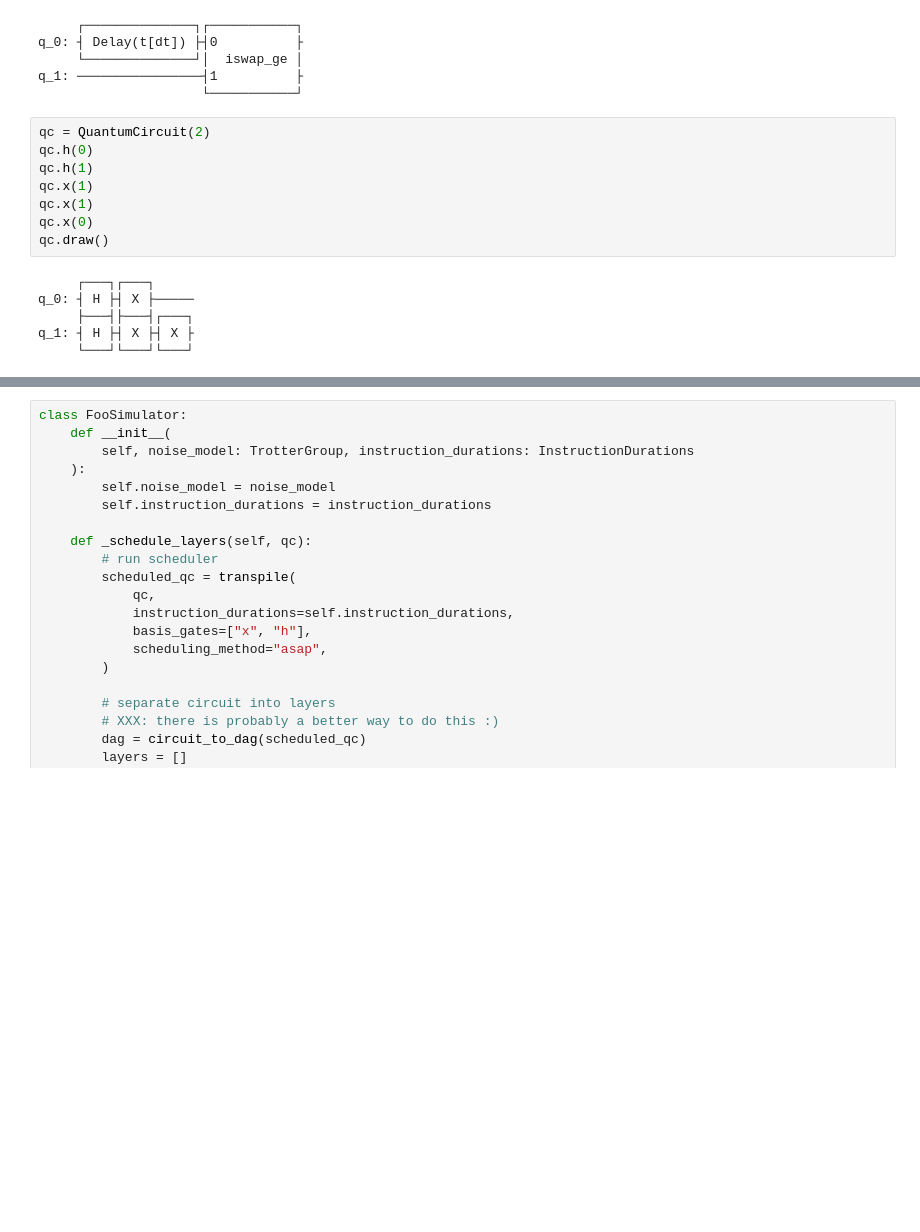
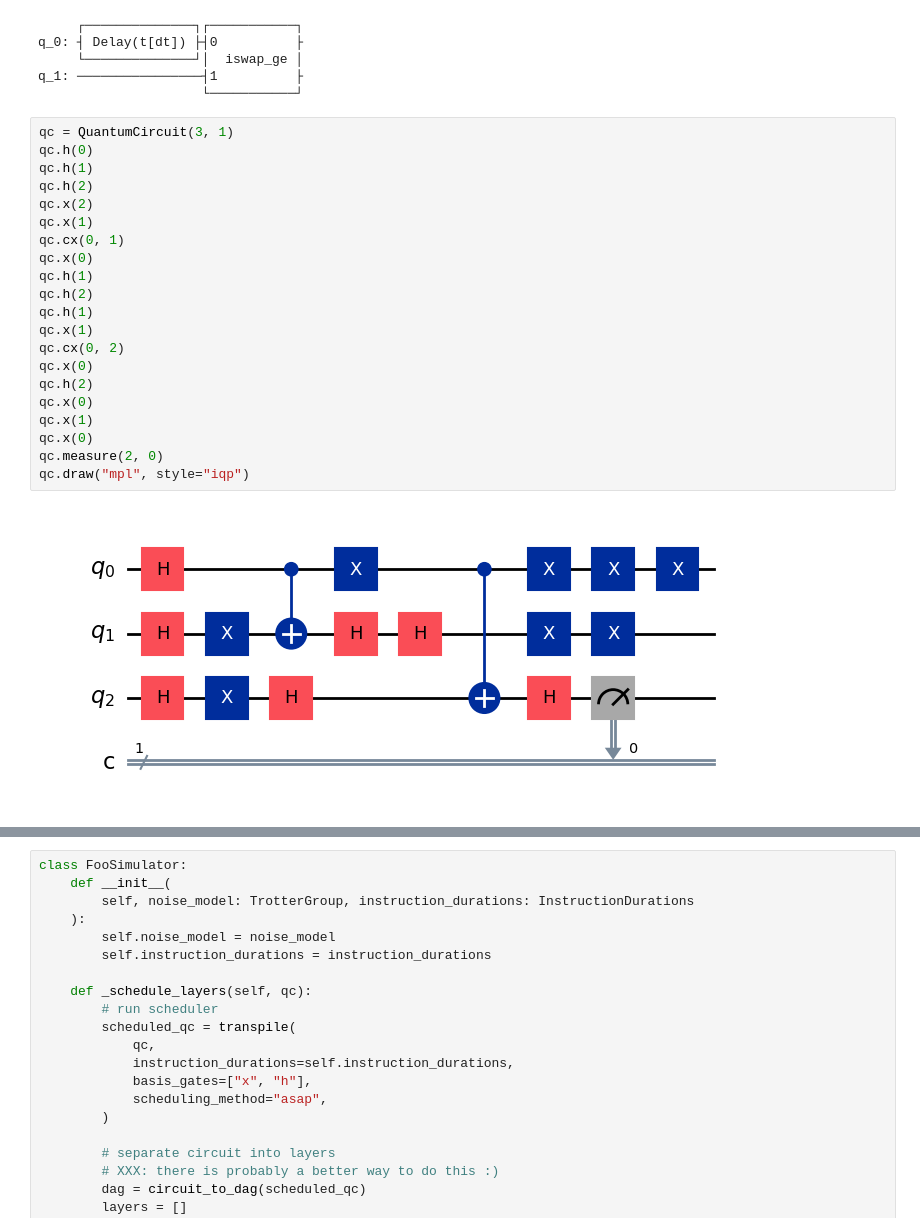
Before and after one commit to Pitt-JonesLab/quantum_logical, a Jupyter notebook: src/notebooks/noisy_simulation/dev_effectiveT1.ipynb, the cells around one changed output, grey strips where cells are left out. Saved outputs shown, nothing was run; the diff lists cells and outputs as text; blank space fills up the shorter version.

```diff
--- a/src/notebooks/noisy_simulation/dev_effectiveT1.ipynb
+++ b/src/notebooks/noisy_simulation/dev_effectiveT1.ipynb
@@ -61,20 +61,29 @@ q_0: ┤ Delay(t[dt]) ├┤0          ├
      └──────────────┘│  iswap_ge │
 q_1: ────────────────┤1          ├
                      └───────────┘
-# %%
-qc = QuantumCircuit(2)
-qc.h(0)
-qc.h(1)
-qc.x(1)
-qc.x(1)
-qc.x(0)
-qc.draw()
-# %% [output]
-     ┌───┐┌───┐
-q_0: ┤ H ├┤ X ├─────
-     ├───┤├───┤┌───┐
-q_1: ┤ H ├┤ X ├┤ X ├
-     └───┘└───┘└───┘
+# %%
+qc = QuantumCircuit(3, 1)
+qc.h(0)
+qc.h(1)
+qc.h(2)
+qc.x(2)
+qc.x(1)
+qc.cx(0, 1)
+qc.x(0)
+qc.h(1)
+qc.h(2)
+qc.h(1)
+qc.x(1)
+qc.cx(0, 2)
+qc.x(0)
+qc.h(2)
+qc.x(0)
+qc.x(1)
+qc.x(0)
+qc.measure(2, 0)
+qc.draw("mpl", style="iqp")
+# %% [output]
+[figure, added]
 # %%
 dag = circuit_to_dag(qc)
 for layer in dag.layers():
```
Also changed, not shown: parts of 9 cells of this notebook, 1 other file.
